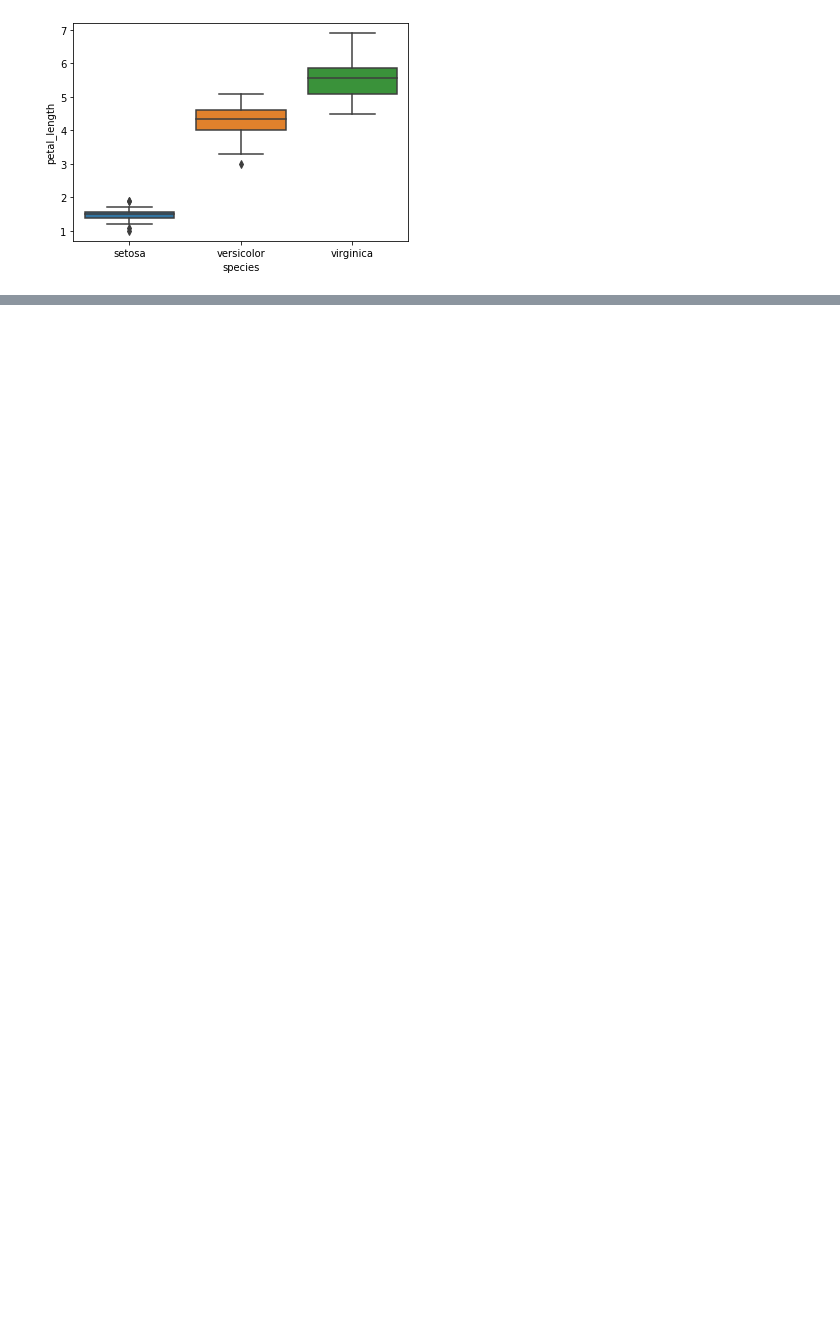
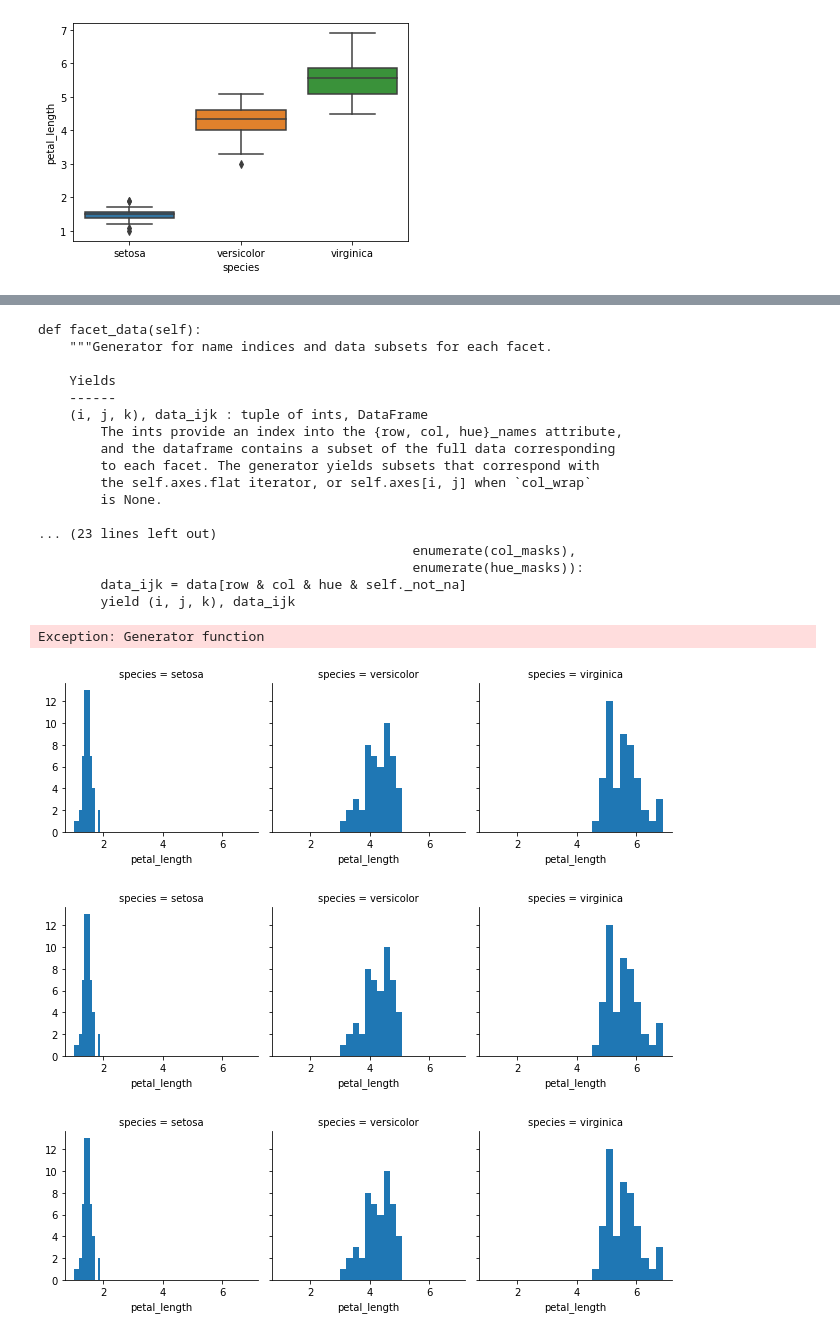
Before and after one commit to willcrichton/inliner, a Jupyter notebook: Untitled.ipynb, the cells around one changed output, grey strips where cells are left out. Saved outputs shown, nothing was run; the diff lists cells and outputs as text; code cells hidden in the pictures; blank space fills up the shorter version.

```diff
--- a/Untitled.ipynb
+++ b/Untitled.ipynb
@@ -29,0 +43,51 @@ make_plot()
+# %%
+inliner = Inliner(make_plot2, ['seaborn.axisgrid'])
+
+inliner.inline()
+inliner.fixpoint(inliner.deadcode)
+inliner.inline()
+inliner.fixpoint(inliner.deadcode)
+inliner.unread_vars()
+inliner.copy_propagation()
+inliner.inline()
+inliner.inline()
+inliner.fixpoint(inliner.deadcode)
+inliner.inline()
+inliner.fixpoint(inliner.deadcode)
+
+#inliner.expand_self()
+# inliner.unread_vars()
+# inliner.copy_propagation()
+# inliner.lifetimes()
+# inliner.clean_imports()
+# inliner.remove_suffixes()
+
+
+#show_inline_matplotlib_plots()
+#clear_output()
+
+print(inliner.make_program(comments=True))
+globls = {}
+exec(inliner.make_program(), globls, globls)
+# %% [output]
+def facet_data(self):
+    """Generator for name indices and data subsets for each facet.
+
+    Yields
+    ------
+    (i, j, k), data_ijk : tuple of ints, DataFrame
+        The ints provide an index into the {row, col, hue}_names attribute,
+        and the dataframe contains a subset of the full data corresponding
+        to each facet. The generator yields subsets that correspond with
+        the self.axes.flat iterator, or self.axes[i, j] when `col_wrap`
+        is None.
+
+... (23 lines left out)
+                                                enumerate(col_masks),
+                                                enumerate(hue_masks)):
+        data_ijk = data[row & col & hue & self._not_na]
+        yield (i, j, k), data_ijk
+Exception: Generator function
+[figure, added]
+[figure, added]
+[figure, added]
```
Also changed, not shown: parts of 10 cells of this notebook, 3 other files.
